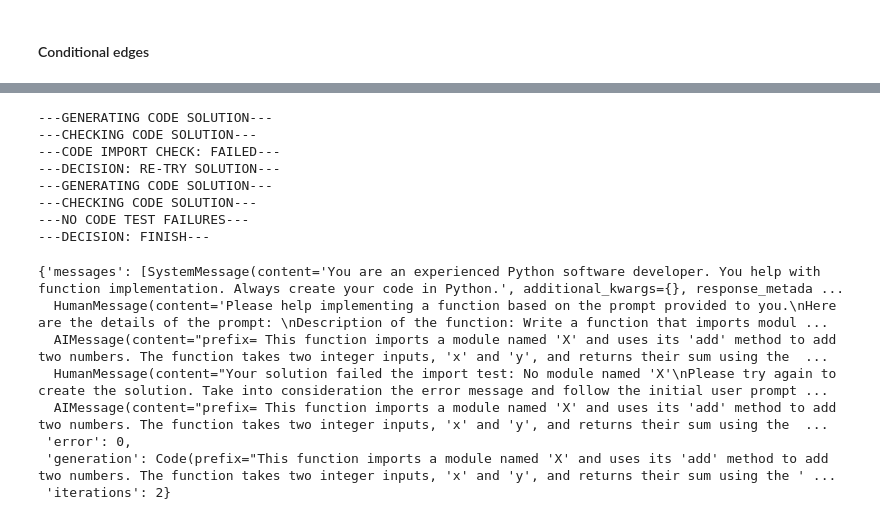
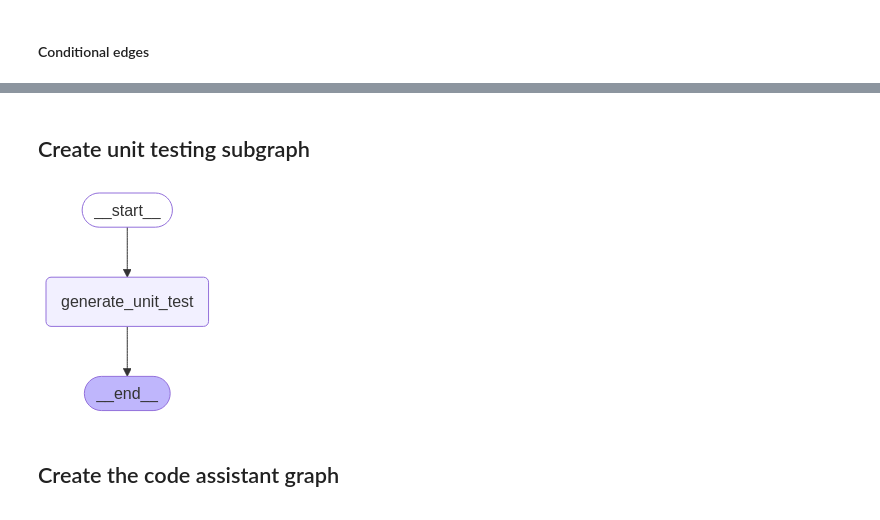
Before and after one commit to hunatlas/software_developer_assistant, a Jupyter notebook: code_assistant.ipynb, the cells around one changed output, grey strips where cells are left out. Drawn from its saved outputs; the diff is of its cells as text; code cells hidden in the pictures.

Commit message:
Initial commit

```diff
--- a/code_assistant.ipynb
+++ b/code_assistant.ipynb
@@ -170,29 +284,31 @@ graph_result
-# %%
-task = "Write a function that imports module X It uses X.add() to add two numbers."
-params = "x: int, y: int"
-result =  "x+y"
-
-test_prompt = code_prompt.format(task=task, params=params, result=result)
-
-graph_result = graph.invoke({"messages": [SystemMessage(content=system_prompt)] + [HumanMessage(content=test_prompt)],
-                            "iterations": 0})
-# %% [output]
----GENERATING CODE SOLUTION---
----CHECKING CODE SOLUTION---
----CODE IMPORT CHECK: FAILED---
----DECISION: RE-TRY SOLUTION---
----GENERATING CODE SOLUTION---
----CHECKING CODE SOLUTION---
----NO CODE TEST FAILURES---
----DECISION: FINISH---
-# %%
-graph_result
-# %% [output]
-{'messages': [SystemMessage(content='You are an experienced Python software developer. You help with function implementation. Always create your code in Python.', additional_kwargs={}, response_metada ...
-  HumanMessage(content='Please help implementing a function based on the prompt provided to you.\nHere are the details of the prompt: \nDescription of the function: Write a function that imports modul ...
-  AIMessage(content="prefix= This function imports a module named 'X' and uses its 'add' method to add two numbers. The function takes two integer inputs, 'x' and 'y', and returns their sum using the  ...
-  HumanMessage(content="Your solution failed the import test: No module named 'X'\nPlease try again to create the solution. Take into consideration the error message and follow the initial user prompt ...
-  AIMessage(content="prefix= This function imports a module named 'X' and uses its 'add' method to add two numbers. The function takes two integer inputs, 'x' and 'y', and returns their sum using the  ...
- 'error': 0,
- 'generation': Code(prefix="This function imports a module named 'X' and uses its 'add' method to add two numbers. The function takes two integer inputs, 'x' and 'y', and returns their sum using the ' ...
- 'iterations': 2}
+# %% [markdown]
+## Create unit testing subgraph
+# %%
+class TestGeneratorState(TypedDict):
+    messages: Annotated[List[AIMessage | HumanMessage | SystemMessage], add]
+    test: str
+# %%
+def generate_unit_test(state: TestGeneratorState):
+
+    print("---GENERATING UNIT TESTS")
+
+    llm_gpt4o_tester = ChatOpenAI(model="gpt-4o", temperature=0)
+
+    llm_gpt4o_tester_response = llm_gpt4o_tester.invoke(state["messages"])
+
+    return {"test": llm_gpt4o_tester_response.content}
+# %%
+test_generator_builder = StateGraph(TestGeneratorState)
+
+test_generator_builder.add_node("generate_unit_test", generate_unit_test)
+
+test_generator_builder.add_edge(START, "generate_unit_test")
+test_generator_builder.add_edge("generate_unit_test", END)
+
+test_generator_subgraph = test_generator_builder.compile()
+
+display(Image(test_generator_subgraph.get_graph(xray=1).draw_mermaid_png()))
+# %% [output]
+[figure, added]
+# %% [markdown]
+## Create the code assistant graph
```
Also changed, not shown: parts of 37 cells of this notebook, 47 other files.
